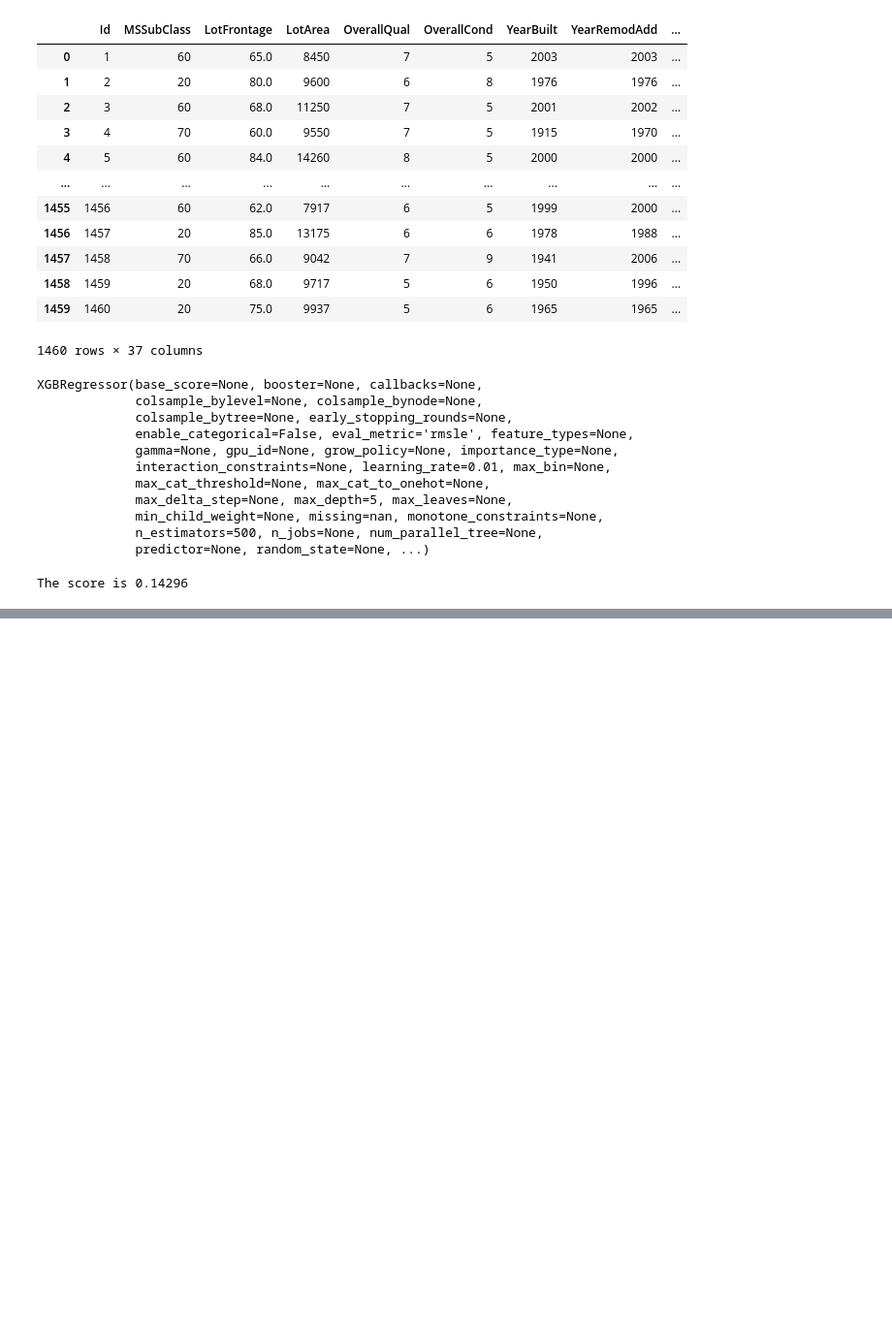
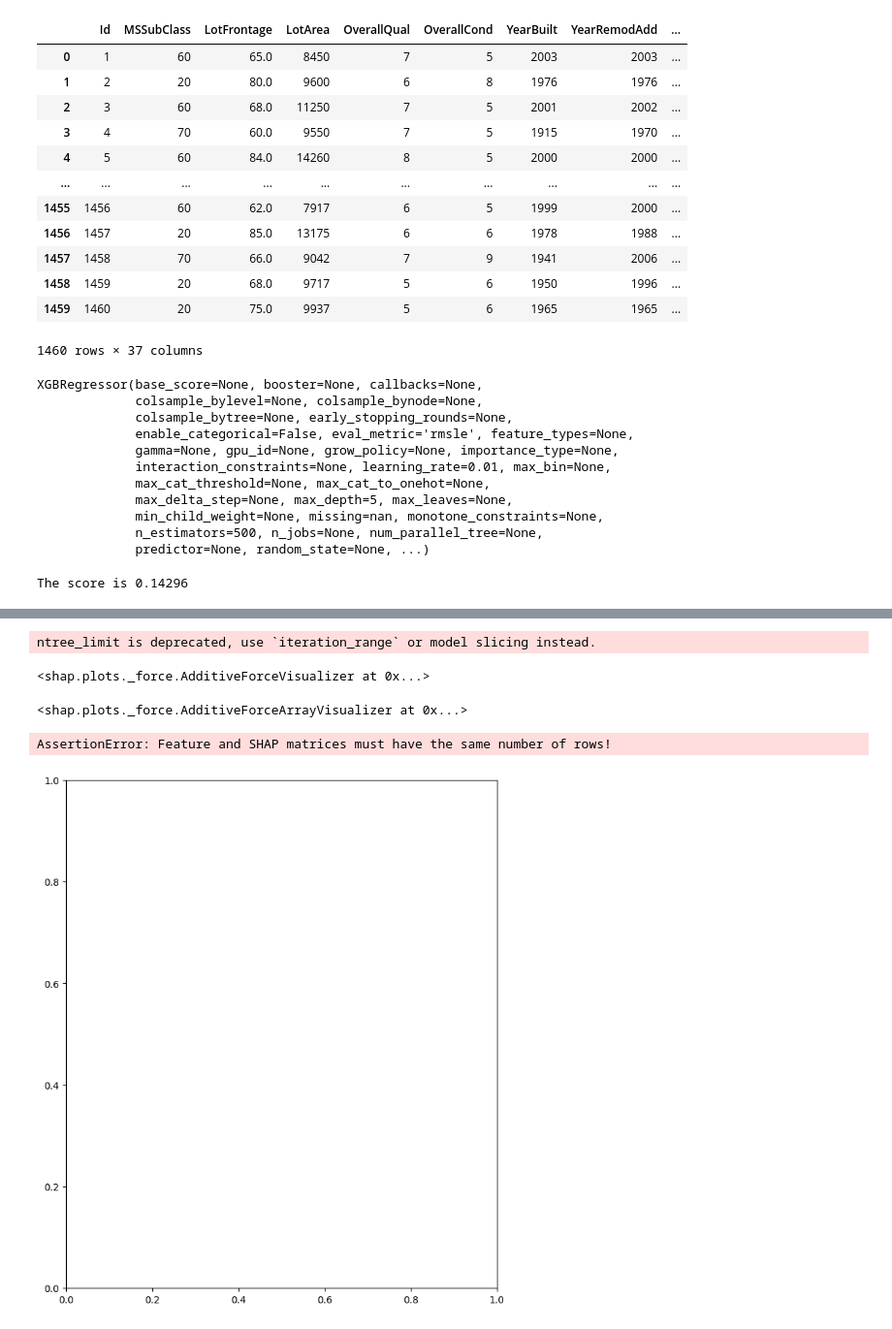
Before and after one commit to AmiteshArya/milestone-1, a Jupyter notebook: milestone2.ipynb, the cells around one changed output, grey strips where cells are left out. Shown at 97% size. Saved outputs shown, nothing was run; the diff lists cells and outputs as text; code cells hidden in the pictures; blank space fills up the shorter version.

```diff
--- a/milestone2.ipynb
+++ b/milestone2.ipynb
@@ -95,0 +101,19 @@ The score is 0.14296
+# %%
+X_sampled = x.sample(100, random_state=10)
+explainer = shap.TreeExplainer(bestFit)
+shap_values = explainer.shap_values(X_sampled)
+# %% [output]
+ntree_limit is deprecated, use `iteration_range` or model slicing instead.
+# %%
+shap.force_plot(explainer.expected_value, shap_values[0,:], X_sampled.iloc[0,:])
+# %% [output]
+<shap.plots._force.AdditiveForceVisualizer at 0x...>
+# %%
+shap.force_plot(explainer.expected_value, shap_values, x)
+# %% [output]
+<shap.plots._force.AdditiveForceArrayVisualizer at 0x...>
+# %%
+shap.summary_plot(shap_values, x)
+# %% [output]
+AssertionError: Feature and SHAP matrices must have the same number of rows!
+[figure, added]
```
Also changed, not shown: parts of 3 cells of this notebook.
